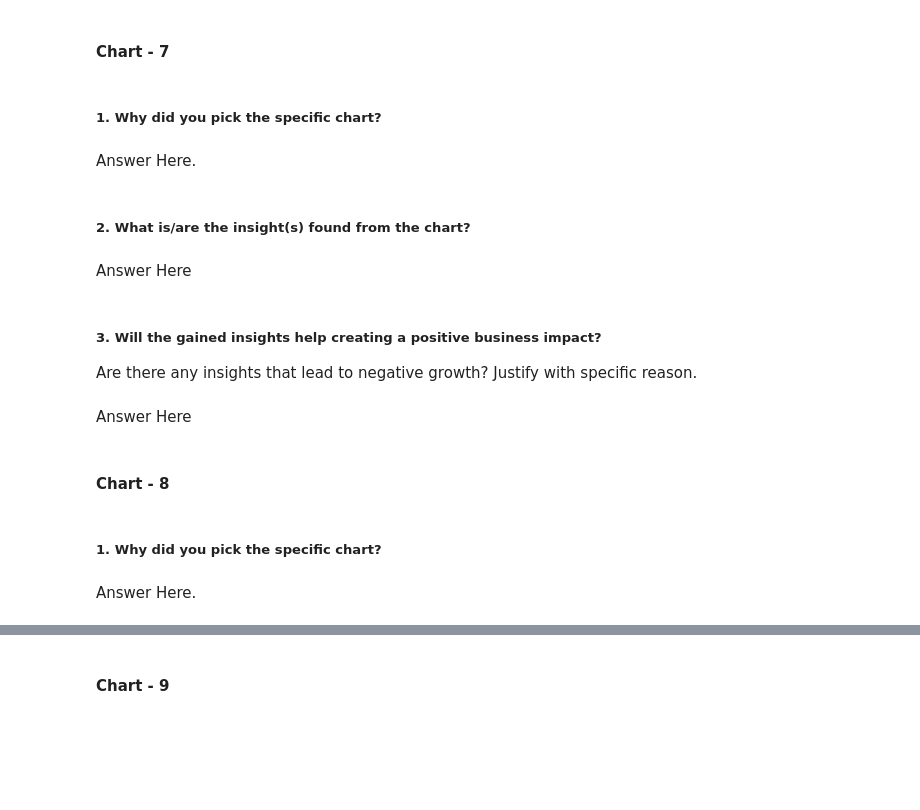
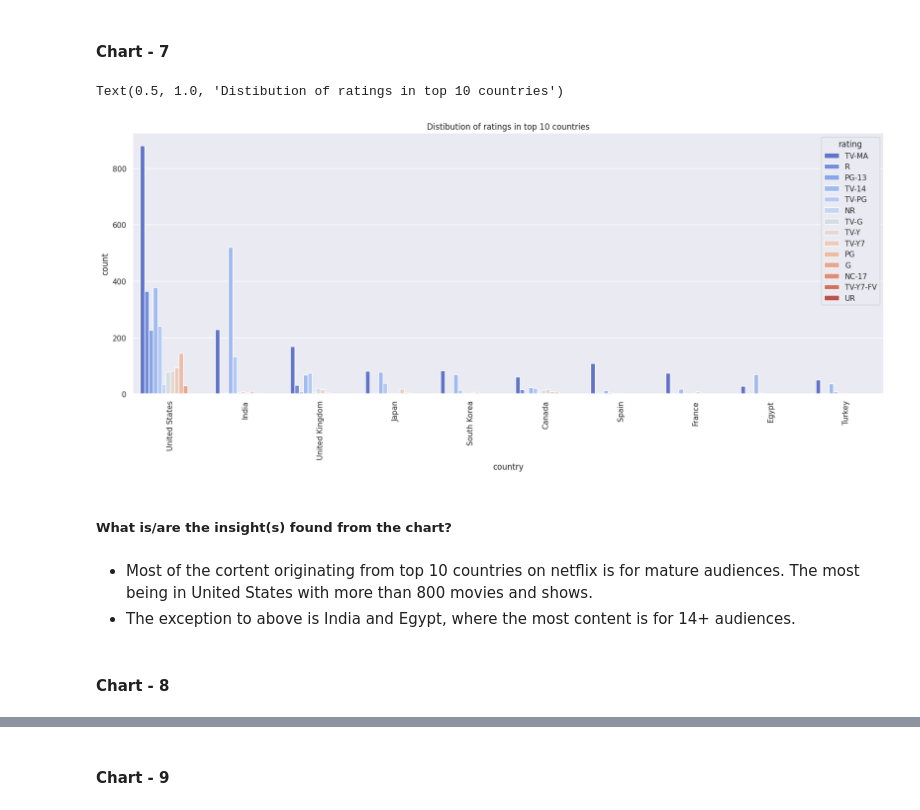
Before and after one commit to sidpatondikar/Capstone-Netflix-Movies-and-TV-Shows-Clustering, a Jupyter notebook: Netflix_movies_tvshow_clustering_final.ipynb, the cells around one changed output, grey strips where cells are left out. Drawn from its saved outputs; the diff is of its cells as text; code cells hidden in the pictures; blank space fills up the shorter version.

```diff
--- a/Netflix_movies_tvshow_clustering_final.ipynb
+++ b/Netflix_movies_tvshow_clustering_final.ipynb
@@ -417,15 +434,16 @@ Answer Here
-# %% [markdown]
-##### 1. Why did you pick the specific chart?
-# %% [markdown]
-Answer Here.
+# %%
+# Distribution of ratings in top 10 country
+plt.figure(figsize=(20,7))
+sns.countplot(data=netflix_df,x='country',hue='rating', order=netflix_df['country'].value_counts().index[0:10], palette='coolwarm')
+plt.xticks(rotation=90)
+plt.title('Distibution of ratings in top 10 countries')
+# %% [output]
+Text(0.5, 1.0, 'Distibution of ratings in top 10 countries')
+[figure, added]
 # %% [markdown]
-##### 2. What is/are the insight(s) found from the chart?
+##### What is/are the insight(s) found from the chart?
-# %% [markdown]
-Answer Here
-# %% [markdown]
-##### 3. Will the gained insights help creating a positive business impact?
-Are there any insights that lead to negative growth? Justify with specific reason.
-# %% [markdown]
-Answer Here
+# %% [markdown]
+- Most of the cortent originating from top 10 countries on netflix is for mature audiences. The most being in United States with more than 800 movies and shows.
+- The exception to above is India and Egypt, where the most content is for 14+ audiences.
 # %% [markdown]
 #### Chart - 8
@@ -434,4 +449,0 @@ Answer Here
-# %% [markdown]
-##### 1. Why did you pick the specific chart?
-# %% [markdown]
-Answer Here.
```
Also changed, not shown: parts of 79 cells of this notebook.
